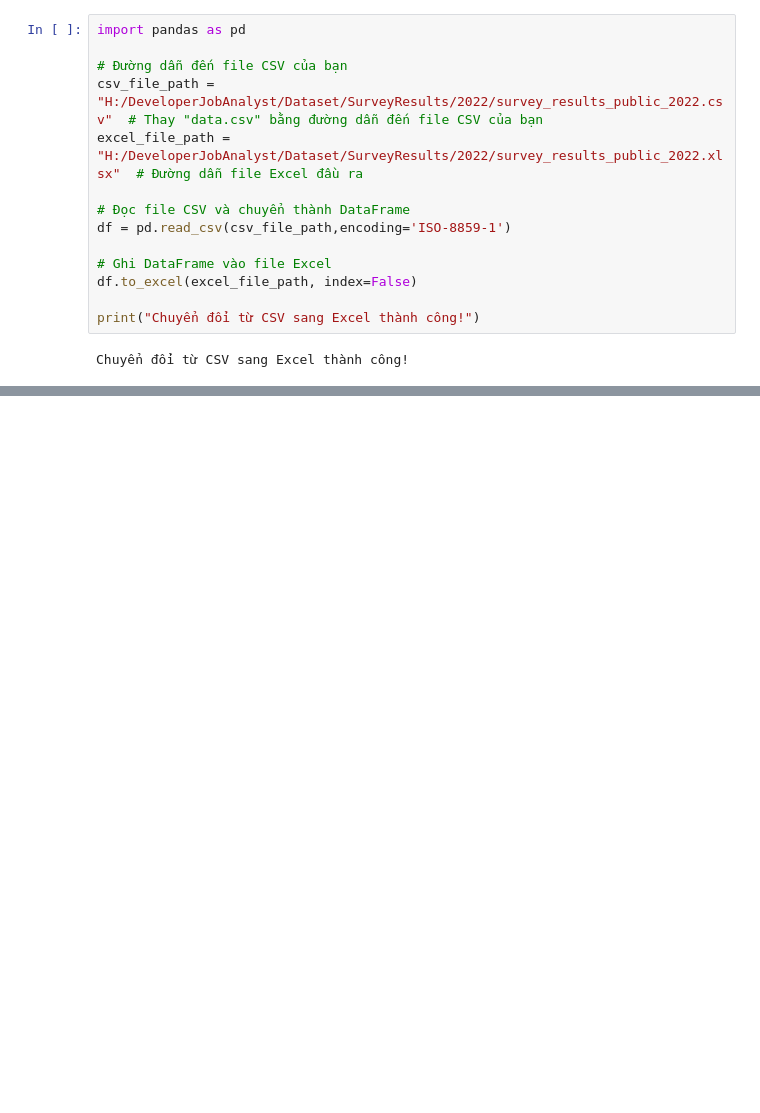
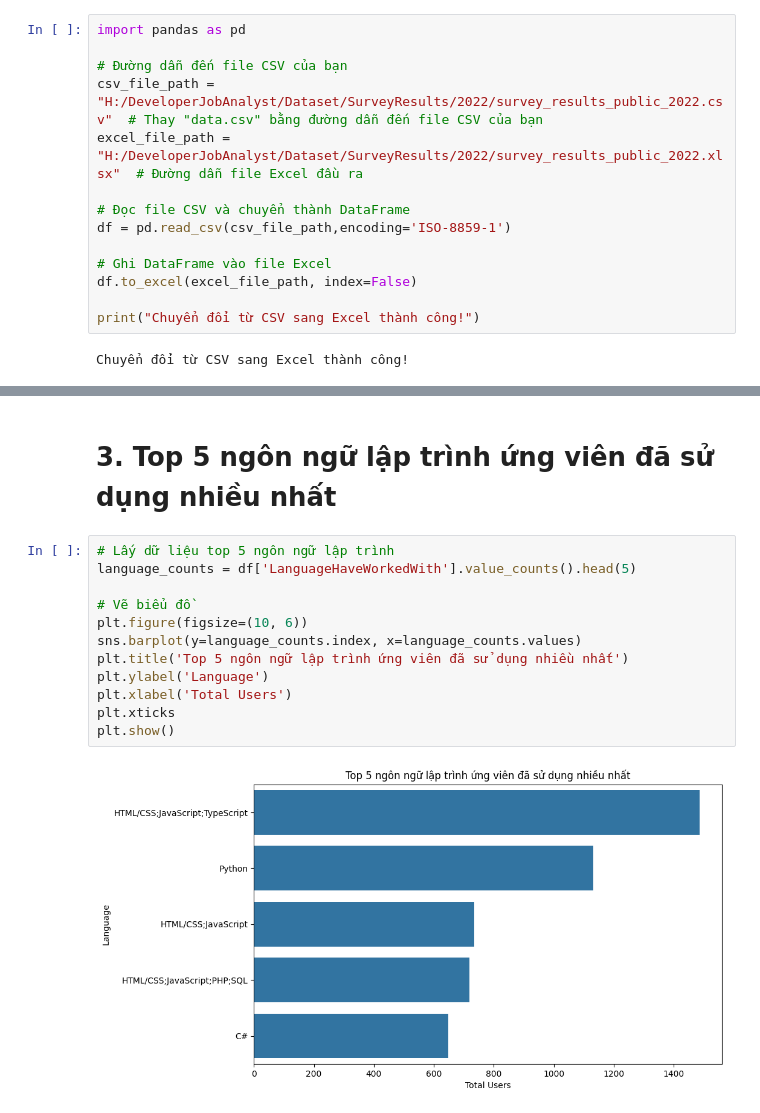
Before and after one commit to VietHoang0805/DeveloperJobAnalyst, a Jupyter notebook: Analyst Code/DataProcessing.ipynb, the cells around one changed output, grey strips where cells are left out. Drawn from its saved outputs; the diff is of its cells as text; blank space fills up the shorter version.

```diff
--- a/Analyst Code/DataProcessing.ipynb
+++ b/Analyst Code/DataProcessing.ipynb
@@ -26,0 +86,16 @@ Chuyển đổi từ CSV sang Excel thành công!
+# %% [markdown]
+# 3. Top 5 ngôn ngữ lập trình ứng viên đã sử dụng nhiều nhất
+# %%
+# Lấy dữ liệu top 5 ngôn ngữ lập trình
+language_counts = df['LanguageHaveWorkedWith'].value_counts().head(5)
+
+# Vẽ biểu đồ
+plt.figure(figsize=(10, 6))
+sns.barplot(y=language_counts.index, x=language_counts.values)
+plt.title('Top 5 ngôn ngữ lập trình ứng viên đã sử dụng nhiều nhất')
+plt.ylabel('Language')
+plt.xlabel('Total Users')
+plt.xticks
+plt.show()
+# %% [output]
+[figure, added]
```
Also changed, not shown: parts of 28 cells of this notebook.
